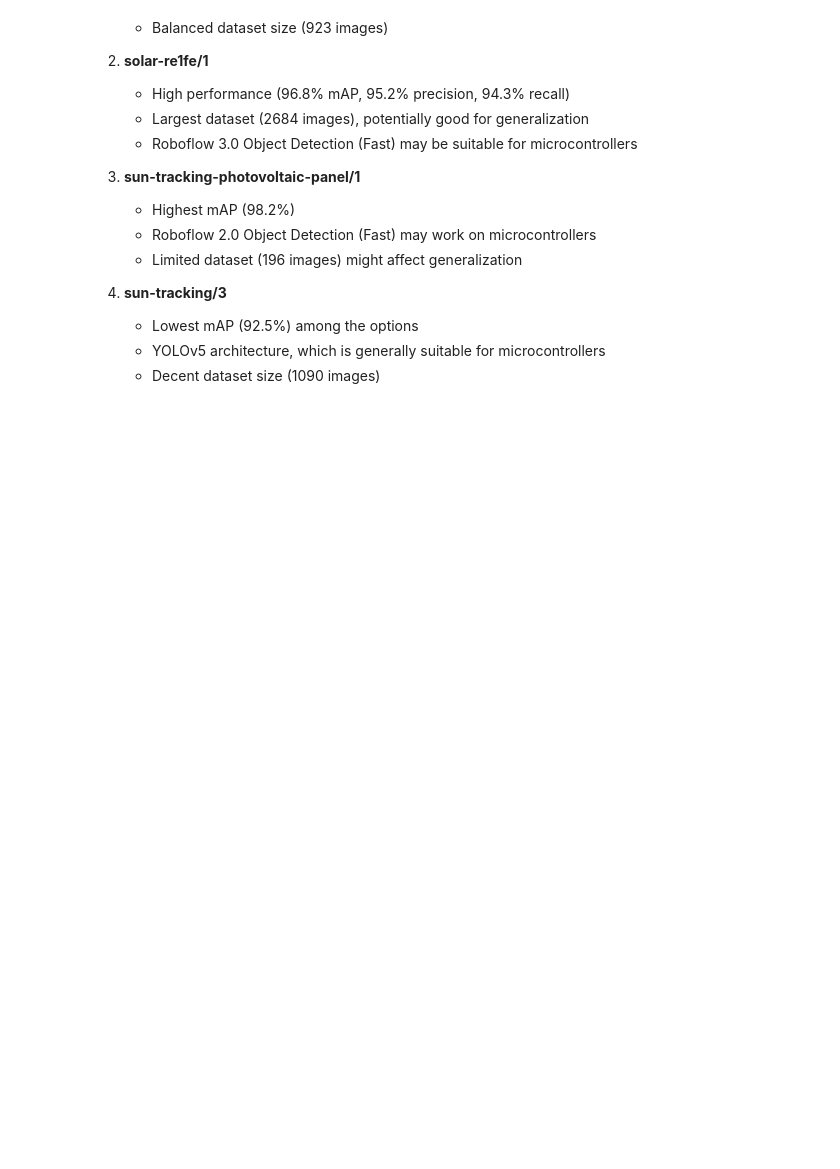
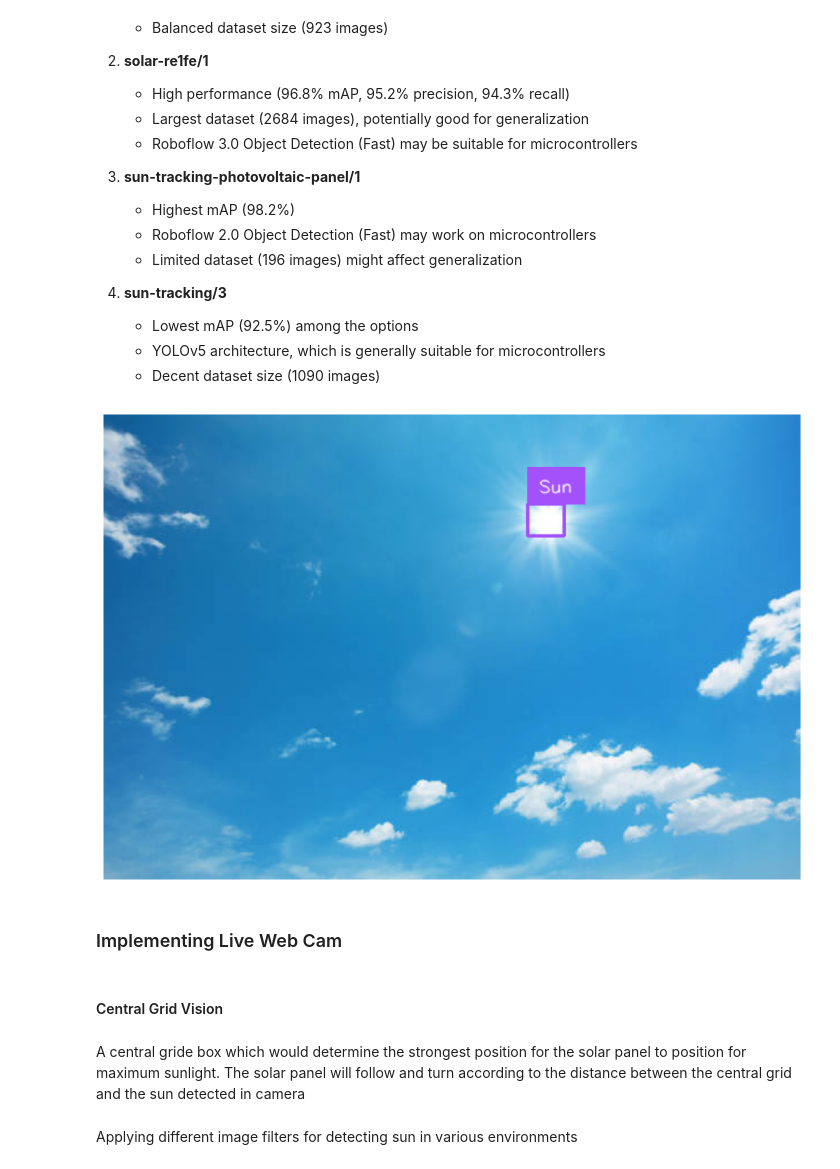
Before and after one commit to ashworks1706/AI-Solar-Panel, a Jupyter notebook: main.ipynb, the cells around one changed output. Cells and saved outputs as stored; diff of their text form; code cells hidden in the pictures; blank space fills up the shorter version.

```diff
--- a/main.ipynb
+++ b/main.ipynb
@@ -31,3 +67,5 @@ from PIL import Image
+# %%
+api_key = userdata.get('ROBOFLOW_API_KEY')
 # %%
 os.environ['TF_CPP_MIN_LOG_LEVEL'] = '2'
 os.environ['TF_ENABLE_ONEDNN_OPTS'] = '0'
@@ -276,32 +383,38 @@ Static Models from roboflow web
    - YOLOv5 architecture, which is generally suitable for microcontrollers
    - Decent dataset size (1090 images)
 # %%
-from inference import get_model
-import supervision as sv
-import cv2
+
 
 # define the image url to use for inference
-image_file = "test.jpg"
+image_file = "sun2.jpg"
 image = cv2.imread(image_file)
 
 # load a pre-trained yolov8n model
-model = get_model(model_id="sun-tracking-555mn/4", api_key="")
+model = get_model(model_id="sun-tracking-555mn/4", api_key=api_key)
 
 # run inference on our chosen image, image can be a url, a numpy array, a PIL image, etc.
 results = model.infer(image)[0]
 
 # load the results into the supervision Detections api
 detections = sv.Detections.from_inference(results)
 
 # create supervision annotators
 bounding_box_annotator = sv.BoxAnnotator()
 label_annotator = sv.LabelAnnotator()
 
 # annotate the image with our inference results
 annotated_image = bounding_box_annotator.annotate(
     scene=image, detections=detections)
 annotated_image = label_annotator.annotate(
     scene=annotated_image, detections=detections)
 
 # display the image
 sv.plot_image(annotated_image)
+# %% [output]
+[figure, added]
+# %% [markdown]
+### Implementing Live Web Cam
+# %% [markdown]
+#### Central Grid Vision
+# %% [markdown]
+A central gride box which would determine the strongest position for the solar panel to position for maximum sunlight. The solar panel will follow and turn according to the distance between the central grid and the sun detected in camera
@@ -307,0 +440,2 @@ sv.plot_image(annotated_image)
+# %% [markdown]
+Applying different image filters for detecting sun in various environments
```
Also changed, not shown: parts of 18 cells of this notebook.
